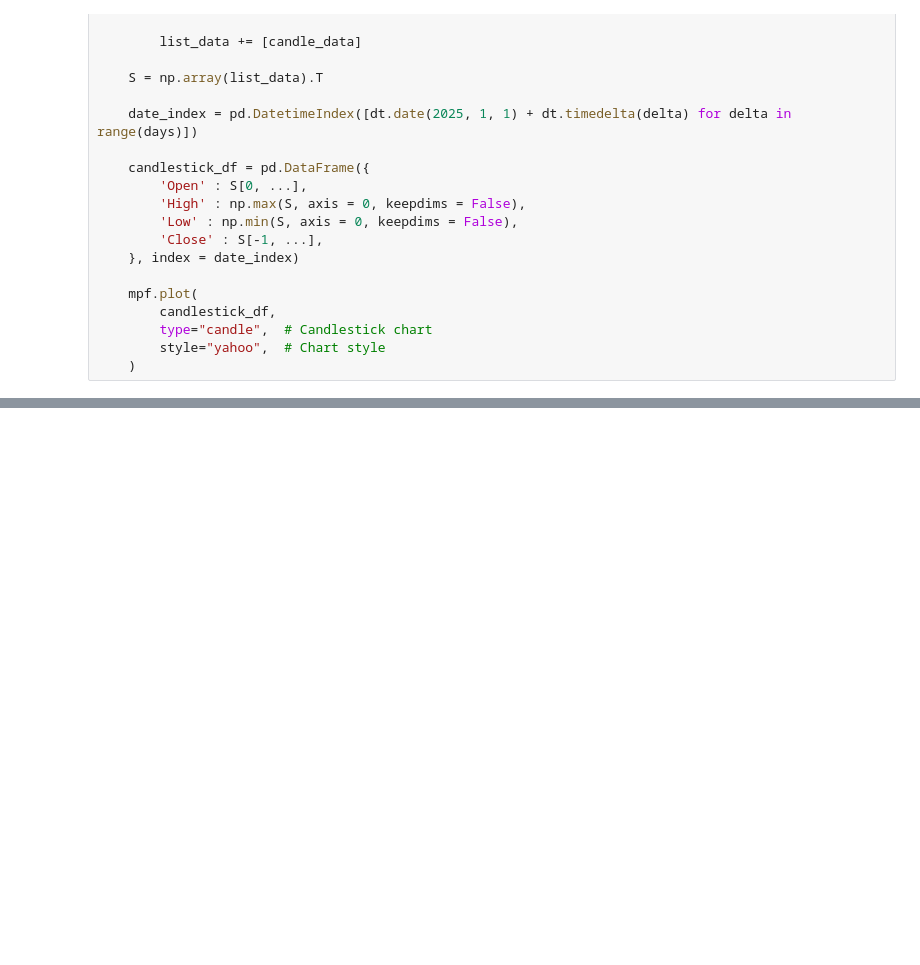
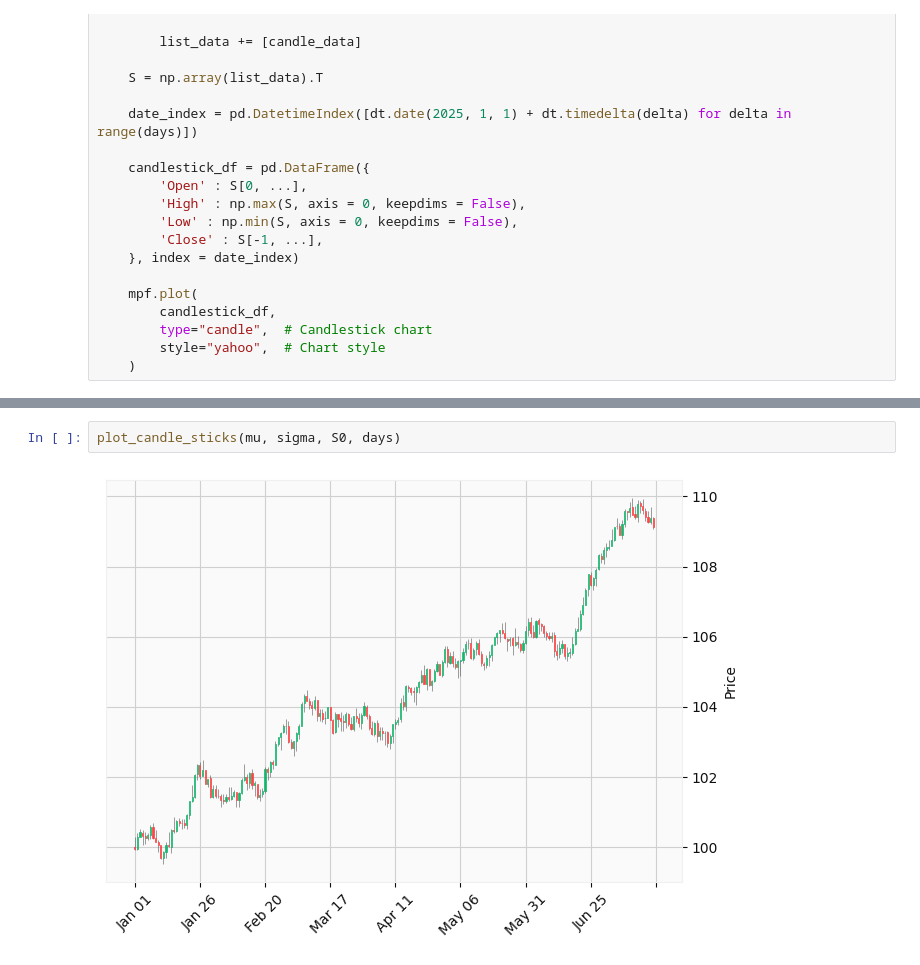
Before and after one commit to vkthakur90/AI_Applications, a Jupyter notebook: Monte_Carlo_Candlestick_Chart.ipynb, the cells around one changed output, grey strips where cells are left out. Saved outputs shown, nothing was run; the diff lists cells and outputs as text; blank space fills up the shorter version.

```diff
--- a/Monte_Carlo_Candlestick_Chart.ipynb
+++ b/Monte_Carlo_Candlestick_Chart.ipynb
@@ -78,0 +83,4 @@ plot_candle_sticks(mu, sigma, S0, days)
+# %%
+plot_candle_sticks(mu, sigma, S0, days)
+# %% [output]
+[figure, added]
```
Also changed, not shown: parts of 6 cells of this notebook.
